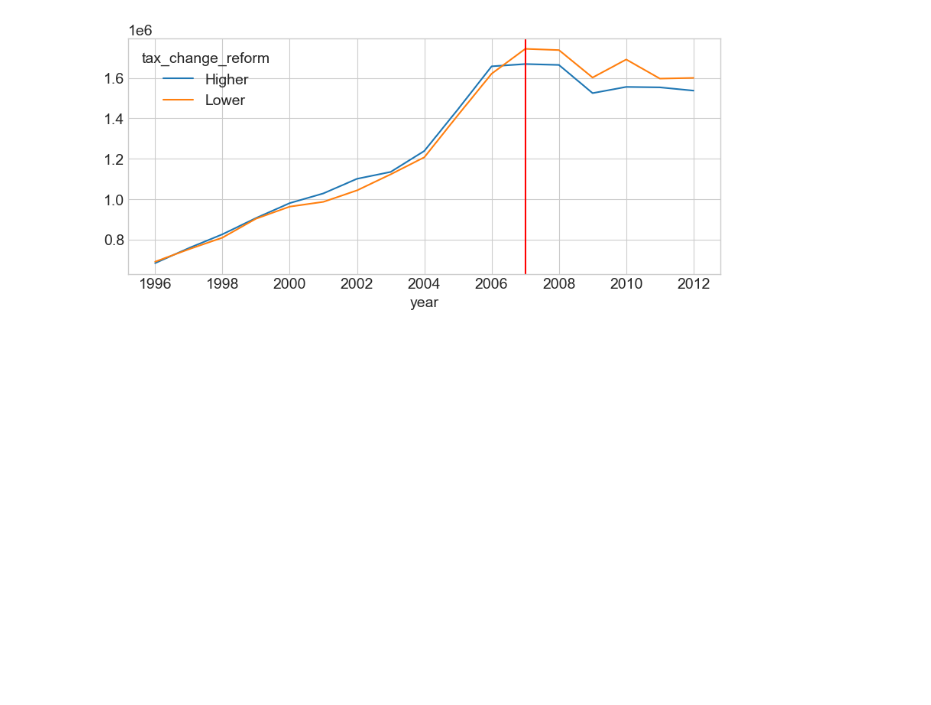
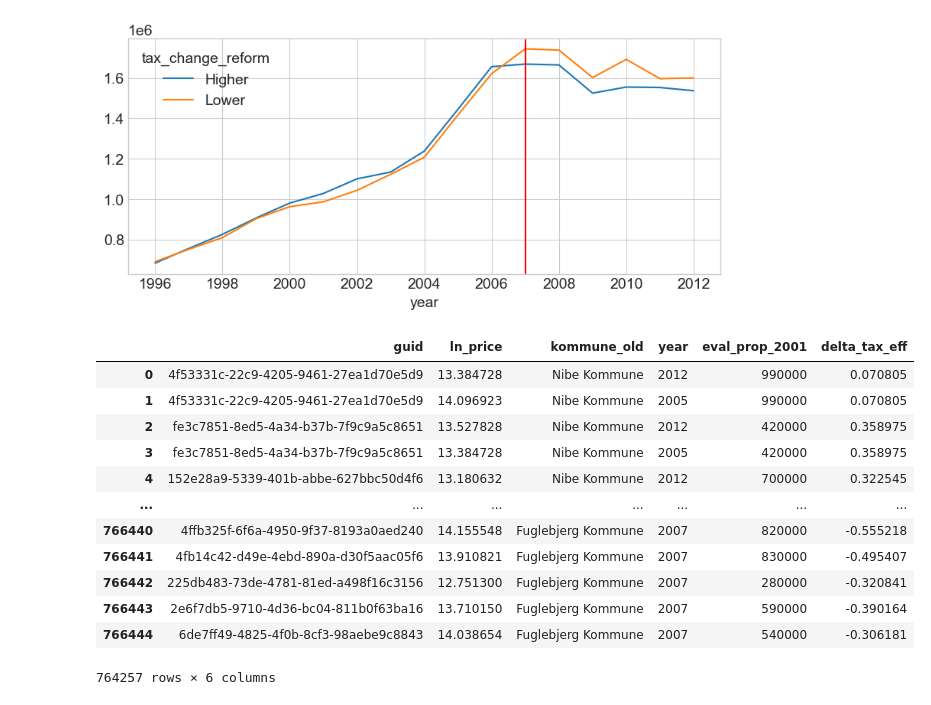
Before and after one commit to jorgenhost/No_taxation_without_capitalization, a Jupyter notebook: main.ipynb, the cells around one changed output. Cells and saved outputs as stored; diff of their text form; code cells hidden in the pictures; blank space fills up the shorter version.

Commit message:
effective land taxes

```diff
--- a/main.ipynb
+++ b/main.ipynb
@@ -201,3 +201,6 @@ property_evals_01
 | 508404 | bc917a98-671f-4ea7-9532-09a91c42597e | 1300000 | 195300 | 2001-01-01 | 2001 |
 | 508405 | e5e7ba3e-c899-46a4-bd1a-b02c1bc77a14 | 1800000 | 329200 | 2000-04-26 | 2001 |
 508406 rows × 5 columns
+# %%
+lot_sizes = pd.read_parquet('data/bbr_lotsize.pq')
+lot_sizes
@@ -208,6 +225,7 @@ df_merged = pd.DataFrame(gdf_merge)
 df_merged_index = pd.merge(df_merged, house_price_index, left_on=['time_q', 'region'], right_on=['time_q', 'region'])
 df_merged_index = pd.merge(df_merged_index, land_taxes, left_on=['kommune_old'], right_on=['kommune_old'])
 df_merged_index = pd.merge(df_merged_index, property_evals_01, left_on=['guid'], right_on=['guid'])
+df_merged_index = pd.merge(df_merged_index, lot_sizes, left_on=['guid'], right_on=['guid'])
 df_merged_index
 # %% [output]
 |  | estateId | address | zipCode | price | soldDate | propertyType | saleType | sqmPrice | rooms | size | ... |
@@ -226,3 +244,5 @@ df_merged_index
+# %%
+df_merged_index=df_merged_index[df_merged_index['lot_size']!=0]
 # %% [markdown]
 # Add variables:
 - real house prices (by house price index)
@@ -231,4 +251,6 @@ df_merged_index
 # %%
 df_merged_index['real_price']=df_merged_index['price']/df_merged_index['house_price_index']
 df_merged_index['real_sqmPrice']=df_merged_index['sqmPrice']/df_merged_index['house_price_index']
-df_merged_index['ln_prop_value']=np.log(df_merged_index['eval_prop'])
+df_merged_index['ln_prop_value']=np.log(df_merged_index['eval_prop_2001'])
+df_merged_index['ln_price']=np.log(df_merged_index['price'])
+df_merged_index['delta_tax_eff']=(df_merged_index['delta_tax']*df_merged_index['eval_land_2001']/df_merged_index['lot_size'])/1000
@@ -250,3 +274,20 @@ plot.axvline(x=2007,color='r')
 # %% [output]
 <matplotlib.lines.Line2D at 0x...>
 [figure]
+# %%
+stata_out = df_merged_index[['guid','ln_price', 'kommune_old', 'year', 'eval_prop_2001', 'delta_tax_eff']]
+stata_out
+# %% [output]
+|  | guid | ln_price | kommune_old | year | eval_prop_2001 | delta_tax_eff |
+| 0 | 4f53331c-22c9-4205-9461-27ea1d70e5d9 | 13.384728 | Nibe Kommune | 2012 | 990000 | 0.070805 |
+| 1 | 4f53331c-22c9-4205-9461-27ea1d70e5d9 | 14.096923 | Nibe Kommune | 2005 | 990000 | 0.070805 |
+| 2 | fe3c7851-8ed5-4a34-b37b-7f9c9a5c8651 | 13.527828 | Nibe Kommune | 2012 | 420000 | 0.358975 |
+| 3 | fe3c7851-8ed5-4a34-b37b-7f9c9a5c8651 | 13.384728 | Nibe Kommune | 2005 | 420000 | 0.358975 |
+| 4 | 152e28a9-5339-401b-abbe-627bbc50d4f6 | 13.180632 | Nibe Kommune | 2012 | 700000 | 0.322545 |
+| ... | ... | ... | ... | ... | ... | ... |
+| 766440 | 4ffb325f-6f6a-4950-9f37-8193a0aed240 | 14.155548 | Fuglebjerg Kommune | 2007 | 820000 | -0.555218 |
+| 766441 | 4fb14c42-d49e-4ebd-890a-d30f5aac05f6 | 13.910821 | Fuglebjerg Kommune | 2007 | 830000 | -0.495407 |
+| 766442 | 225db483-73de-4781-81ed-a498f16c3156 | 12.751300 | Fuglebjerg Kommune | 2007 | 280000 | -0.320841 |
+| 766443 | 2e6f7db5-9710-4d36-bc04-811b0f63ba16 | 13.710150 | Fuglebjerg Kommune | 2007 | 590000 | -0.390164 |
+| 766444 | 6de7ff49-4825-4f0b-8cf3-98aebe9c8843 | 14.038654 | Fuglebjerg Kommune | 2007 | 540000 | -0.306181 |
+764257 rows × 6 columns
```
Also changed, not shown: parts of 11 cells of this notebook, 4 other files.
